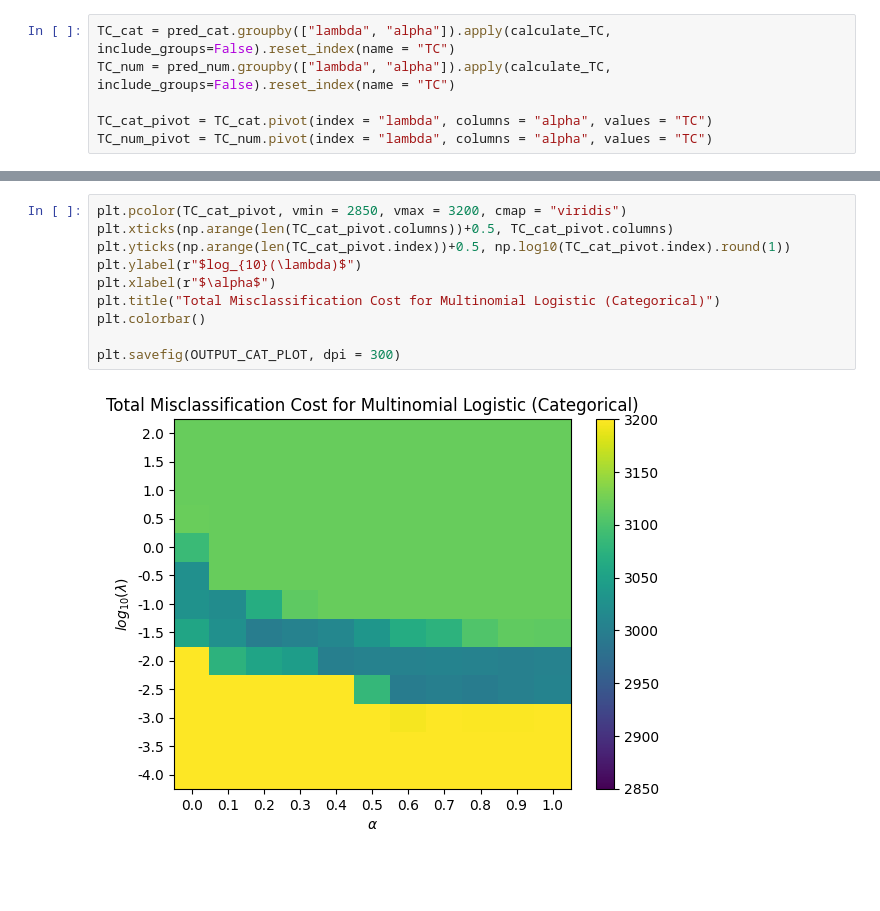
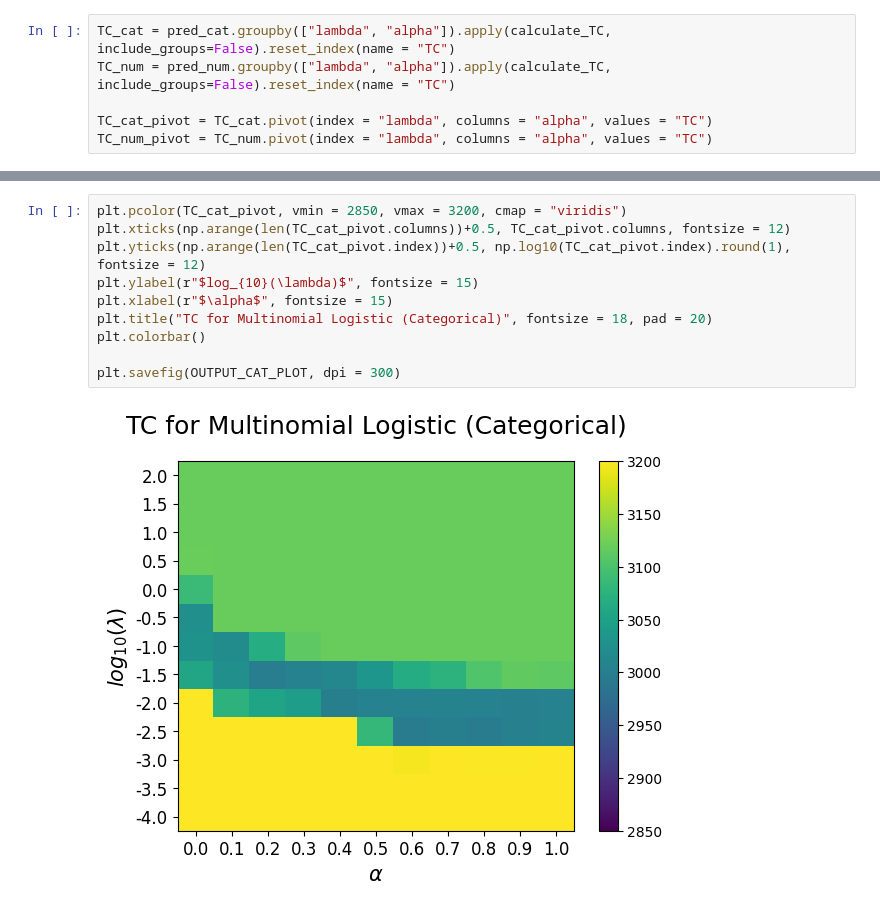
Before and after one commit to Tyler-Hecht/STAT-432-Final-Project, a Jupyter notebook: code/multinomial_logistic_eval.ipynb, the cells around one changed output, grey strips where cells are left out. Saved outputs shown, nothing was run; the diff lists cells and outputs as text; blank space fills up the shorter version.

Commit message:
increased plot font size

```diff
--- a/code/multinomial_logistic_eval.ipynb
+++ b/code/multinomial_logistic_eval.ipynb
@@ -88,14 +88,14 @@ alpha_min_cat, lambda_min_cat, TC_min_cat, C_min_cat, alpha_min_num, lambda_min_
 # %%
 plt.pcolor(TC_cat_pivot, vmin = 2850, vmax = 3200, cmap = "viridis")
-plt.xticks(np.arange(len(TC_cat_pivot.columns))+0.5, TC_cat_pivot.columns)
-plt.yticks(np.arange(len(TC_cat_pivot.index))+0.5, np.log10(TC_cat_pivot.index).round(1))
-plt.ylabel(r"$log_{10}(\lambda)$")
-plt.xlabel(r"$\alpha$")
-plt.title("Total Misclassification Cost for Multinomial Logistic (Categorical)")
+plt.xticks(np.arange(len(TC_cat_pivot.columns))+0.5, TC_cat_pivot.columns, fontsize = 12)
+plt.yticks(np.arange(len(TC_cat_pivot.index))+0.5, np.log10(TC_cat_pivot.index).round(1), fontsize = 12)
+plt.ylabel(r"$log_{10}(\lambda)$", fontsize = 15)
+plt.xlabel(r"$\alpha$", fontsize = 15)
+plt.title("TC for Multinomial Logistic (Categorical)", fontsize = 18, pad = 20)
 plt.colorbar()
 
 plt.savefig(OUTPUT_CAT_PLOT, dpi = 300)
 # %% [output]
-[figure, old version]
+[figure, new version]
 # %%
 plt.pcolor(TC_num_pivot, vmin = 2850, vmax = 3200, cmap = "viridis")
```
Also changed, not shown: parts of 2 cells of this notebook, 15 other files.
